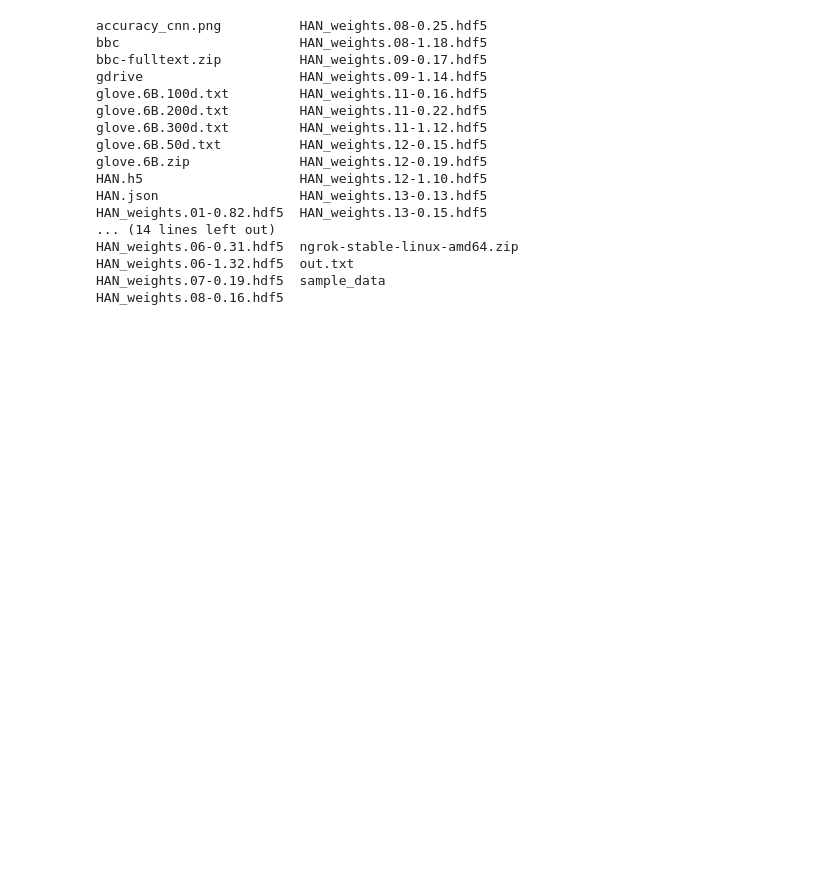
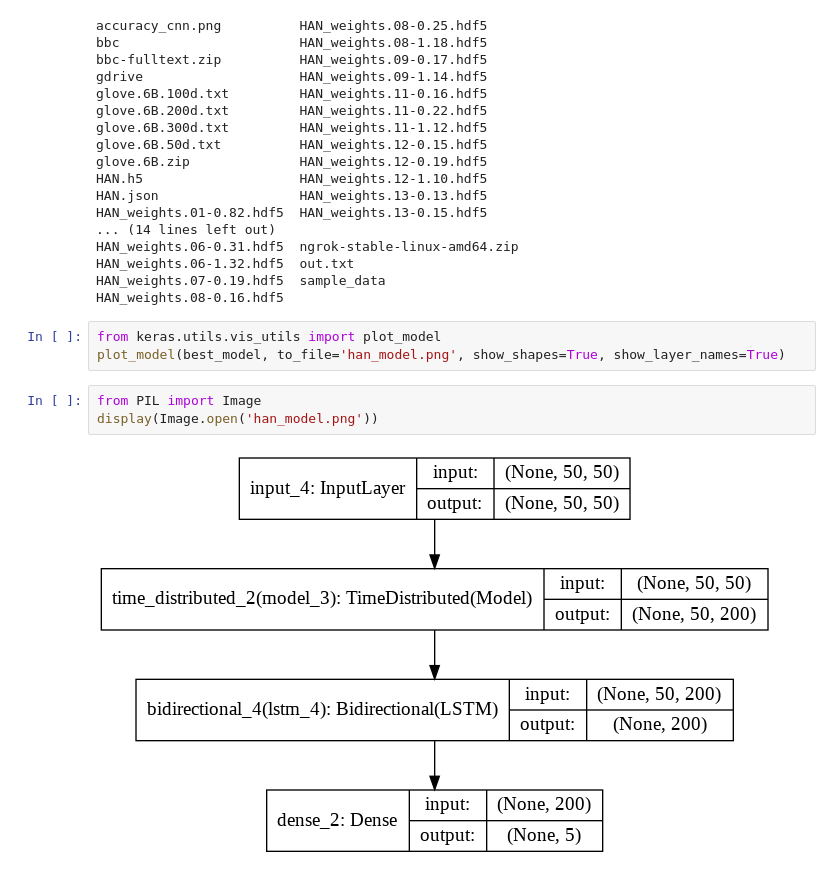
Before and after one commit to rachit-shah/News-Classfication-using-DNN-models, a Jupyter notebook: HAN.ipynb, the cells around one changed output. Drawn from its saved outputs; the diff is of its cells as text; blank space fills up the shorter version.

```diff
--- a/HAN.ipynb
+++ b/HAN.ipynb
@@ -524,3 +598,11 @@ HAN_weights.06-0.31.hdf5  ngrok-stable-linux-amd64.zip
 HAN_weights.06-1.32.hdf5  out.txt
 HAN_weights.07-0.19.hdf5  sample_data
 HAN_weights.08-0.16.hdf5
+# %%
+from keras.utils.vis_utils import plot_model
+plot_model(best_model, to_file='han_model.png', show_shapes=True, show_layer_names=True)
+# %%
+from PIL import Image
+display(Image.open('han_model.png'))
+# %% [output]
+[figure, added]
```
Also changed, not shown: parts of 33 cells of this notebook.
